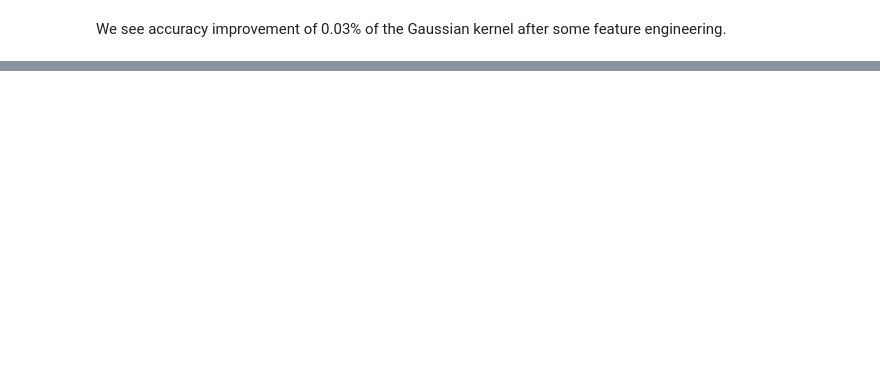
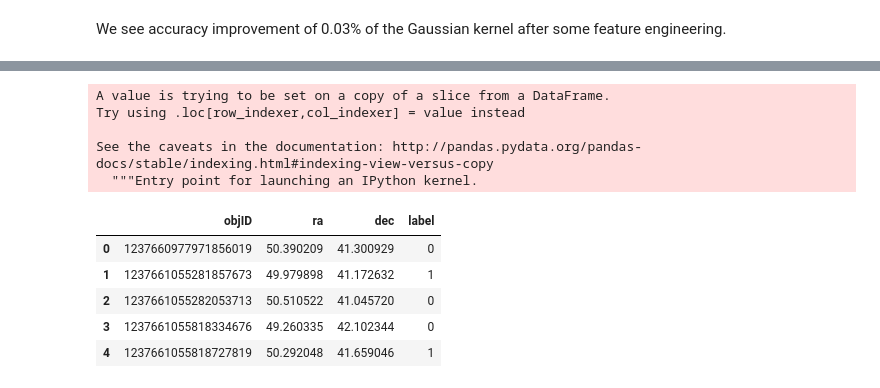
Before and after one commit to danbanan/Perseus-vs-background, a Jupyter notebook: svm-classification.ipynb, the cells around one changed output, grey strips where cells are left out. Saved outputs shown, nothing was run; the diff lists cells and outputs as text; code cells hidden in the pictures; blank space fills up the shorter version.

```diff
--- a/svm-classification.ipynb
+++ b/svm-classification.ipynb
@@ -268,3 +271,6 @@ polyModel.score(X_test, y_test)
+# %%
+# Model we think have the best overall performance.
+final_model = polyModel
 # %%
 polyModel = svm.SVC(C=1, gamma=0.001, kernel='poly', degree=2)
 polyModel.fit(X_train, y_train)
@@ -278,0 +473,2 @@ polyModel.score(X_test, y_test)
+# %%
+results = final_model.predict(perseus_data)
@@ -278,0 +492,15 @@ polyModel.score(X_test, y_test)
+# %%
+perseus_id['label'] = results
+perseus_id.head()
+# %% [output]
+A value is trying to be set on a copy of a slice from a DataFrame.
+Try using .loc[row_indexer,col_indexer] = value instead
+
+See the caveats in the documentation: http://pandas.pydata.org/pandas-docs/stable/indexing.html#indexing-view-versus-copy
+  """Entry point for launching an IPython kernel.
+|  | objID | ra | dec | label |
+| 0 | 1237660977971856019 | 50.390209 | 41.300929 | 0 |
+| 1 | 1237661055281857673 | 49.979898 | 41.172632 | 1 |
+| 2 | 1237661055282053713 | 50.510522 | 41.045720 | 0 |
+| 3 | 1237661055818334676 | 49.260335 | 42.102344 | 0 |
+| 4 | 1237661055818727819 | 50.292048 | 41.659046 | 1 |
```
Also changed, not shown: parts of 65 cells of this notebook, 1 other file.
